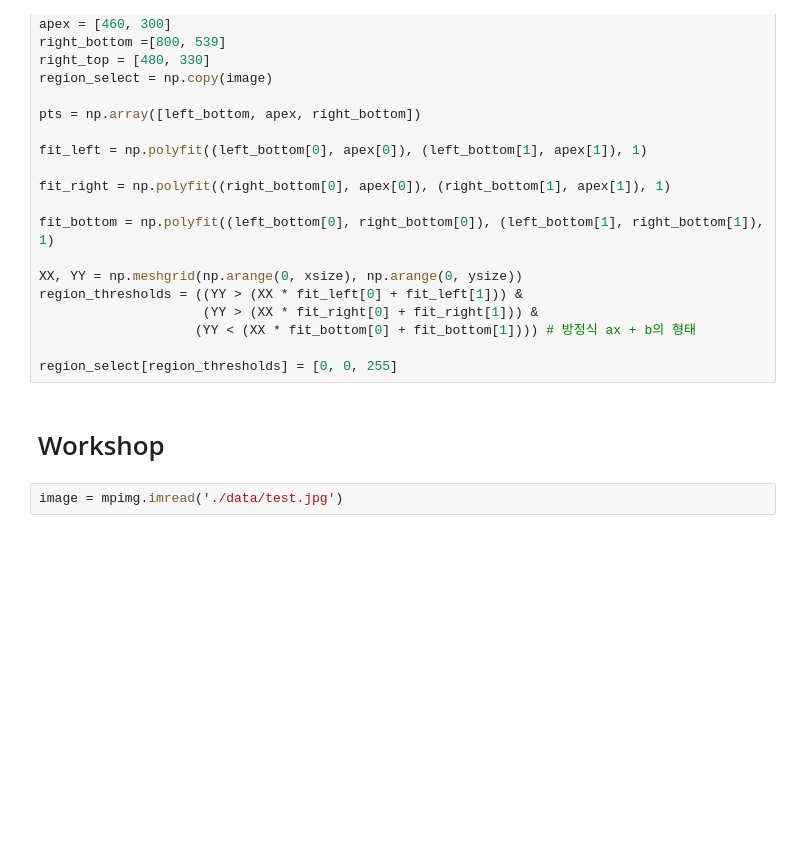
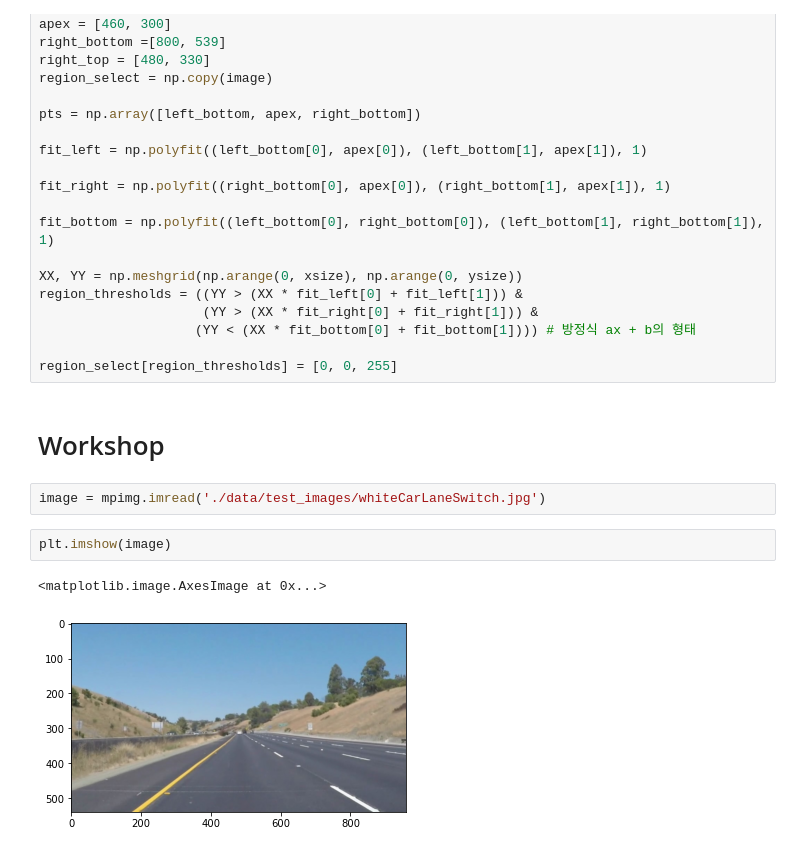
Before and after one commit to kimgchanwool/Computer-Vision, a Jupyter notebook: computer vision 실습 1.ipynb, the cells around one changed output. Drawn from its saved outputs; the diff is of its cells as text; blank space fills up the shorter version.

```diff
--- a/computer vision 실습 1.ipynb
+++ b/computer vision 실습 1.ipynb
@@ -366,4 +341,9 @@ region_select[region_thresholds] = [0, 0, 255]
 # %% [markdown]
 # Workshop
 # %%
-image = mpimg.imread('./data/test.jpg')
+image = mpimg.imread('./data/test_images/whiteCarLaneSwitch.jpg')
+# %%
+plt.imshow(image)
+# %% [output]
+<matplotlib.image.AxesImage at 0x...>
+[figure, added]
```
Also changed, not shown: parts of 9 cells of this notebook, 6 other files.
